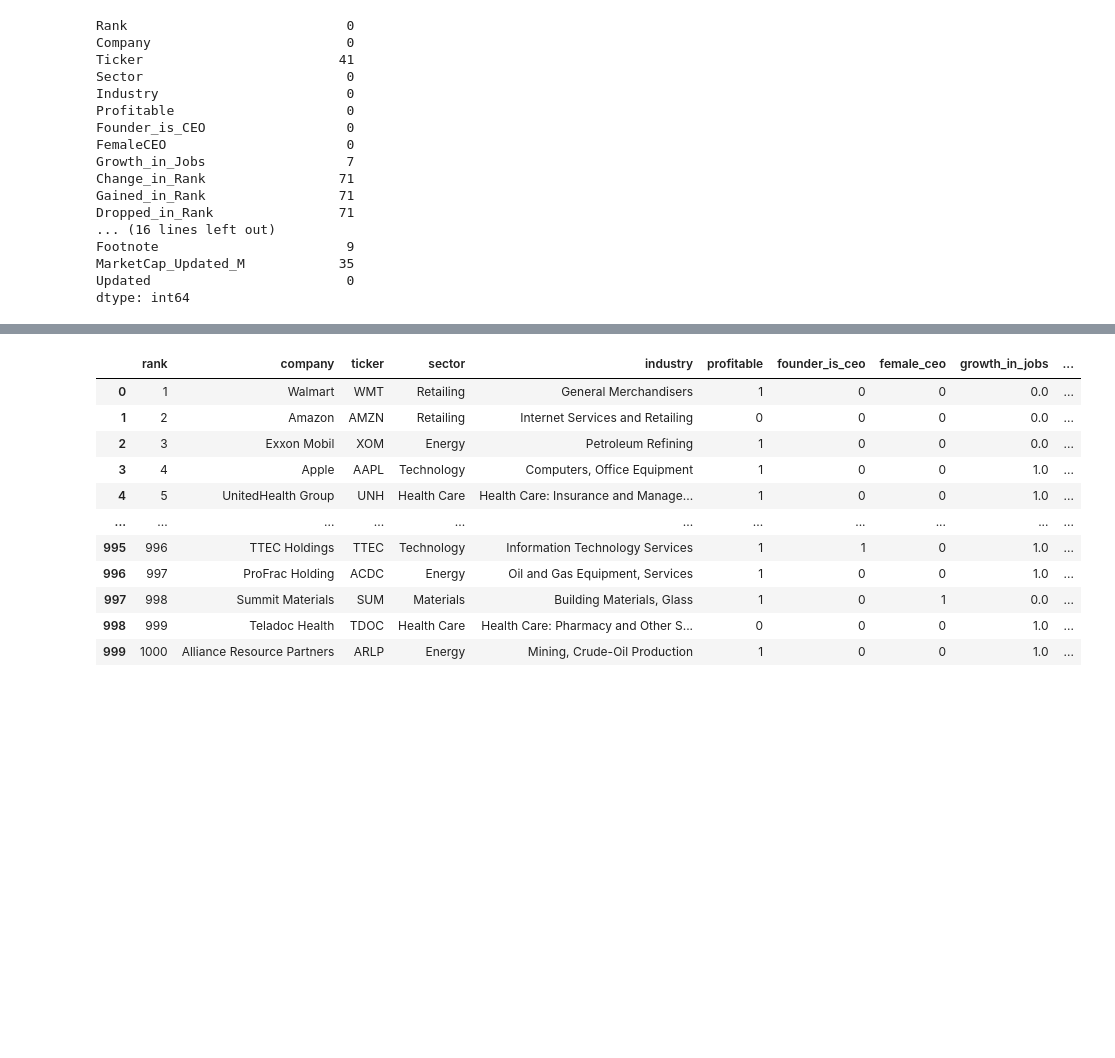
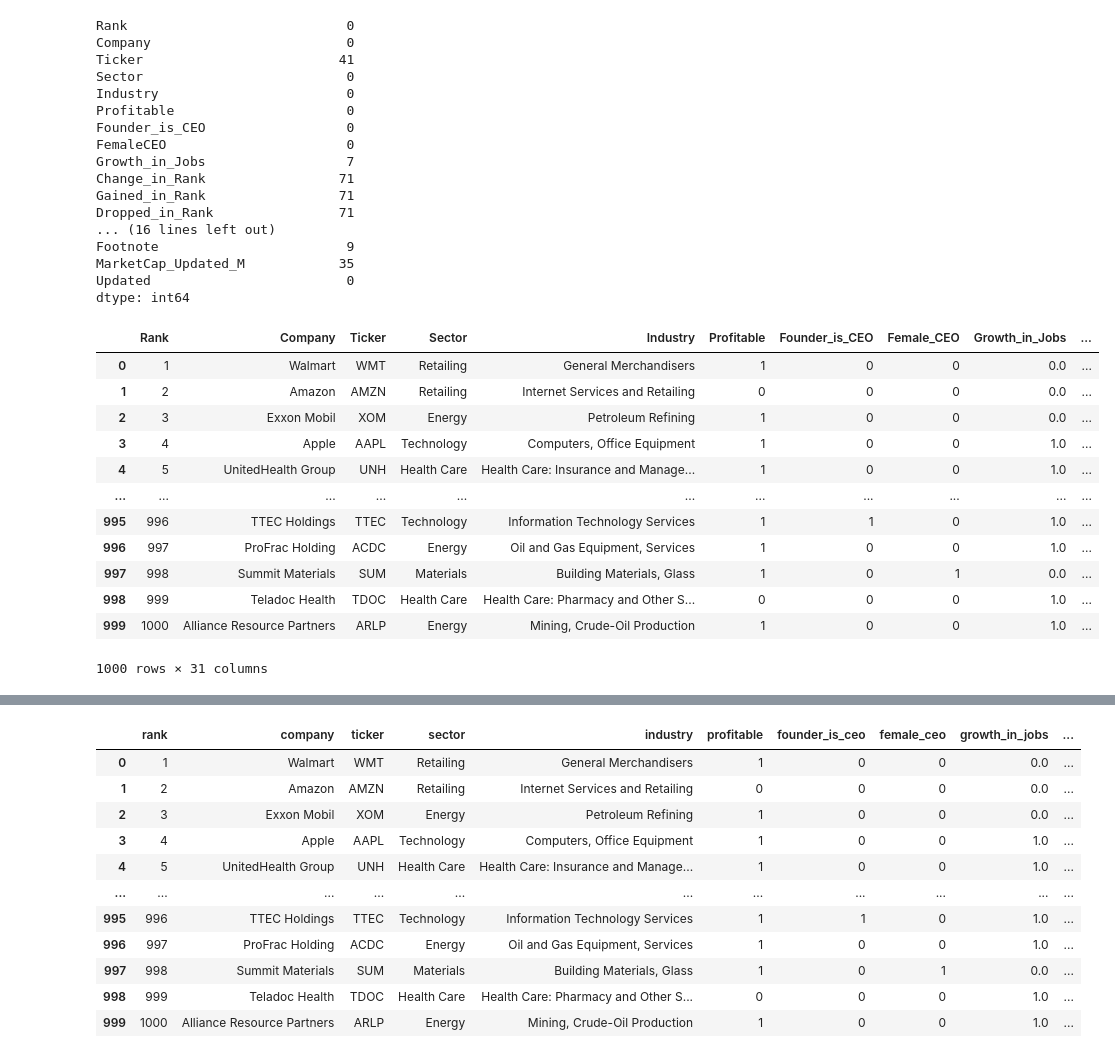
Before and after one commit to gunayazizova/First-Project, a Jupyter notebook: First_Project.ipynb, the cells around one changed output, grey strips where cells are left out. Saved outputs shown, nothing was run; the diff lists cells and outputs as text; code cells hidden in the pictures; blank space fills up the shorter version.

```diff
--- a/First_Project.ipynb
+++ b/First_Project.ipynb
@@ -98,7 +98,23 @@ df.rename(columns={'ProfitsPercentChange':'Profits_PercentChange'}, inplace=True
 # %%
 df.rename(columns={'FemaleCEO':'Female_CEO'}, inplace=True)
 # %%
-df.rename(columns={'headquartersstate':'headquarters_state'}, inplace=True)
+df.rename(columns={'HeadquartersState':'headquarters_state'}, inplace=True)
+# %%
+df
+# %% [output]
+|  | Rank | Company | Ticker | Sector | Industry | Profitable | Founder_is_CEO | Female_CEO | Growth_in_Jobs | ... |
+| 0 | 1 | Walmart | WMT | Retailing | General Merchandisers | 1 | 0 | 0 | 0.0 | ... |
+| 1 | 2 | Amazon | AMZN | Retailing | Internet Services and Retailing | 0 | 0 | 0 | 0.0 | ... |
+| 2 | 3 | Exxon Mobil | XOM | Energy | Petroleum Refining | 1 | 0 | 0 | 0.0 | ... |
+| 3 | 4 | Apple | AAPL | Technology | Computers, Office Equipment | 1 | 0 | 0 | 1.0 | ... |
+| 4 | 5 | UnitedHealth Group | UNH | Health Care | Health Care: Insurance and Manage... | 1 | 0 | 0 | 1.0 | ... |
+| ... | ... | ... | ... | ... | ... | ... | ... | ... | ... | ... |
+| 995 | 996 | TTEC Holdings | TTEC | Technology | Information Technology Services | 1 | 1 | 0 | 1.0 | ... |
+| 996 | 997 | ProFrac Holding | ACDC | Energy | Oil and Gas Equipment, Services | 1 | 0 | 0 | 1.0 | ... |
+| 997 | 998 | Summit Materials | SUM | Materials | Building Materials, Glass | 1 | 0 | 1 | 0.0 | ... |
+| 998 | 999 | Teladoc Health | TDOC | Health Care | Health Care: Pharmacy and Other S... | 0 | 0 | 0 | 1.0 | ... |
+| 999 | 1000 | Alliance Resource Partners | ARLP | Energy | Mining, Crude-Oil Production | 1 | 0 | 0 | 1.0 | ... |
+1000 rows × 31 columns
 # %%
 df.columns=[col.lower() for col in df.columns]
 # %%
```
Also changed, not shown: parts of 6 cells of this notebook, 1 other file.
